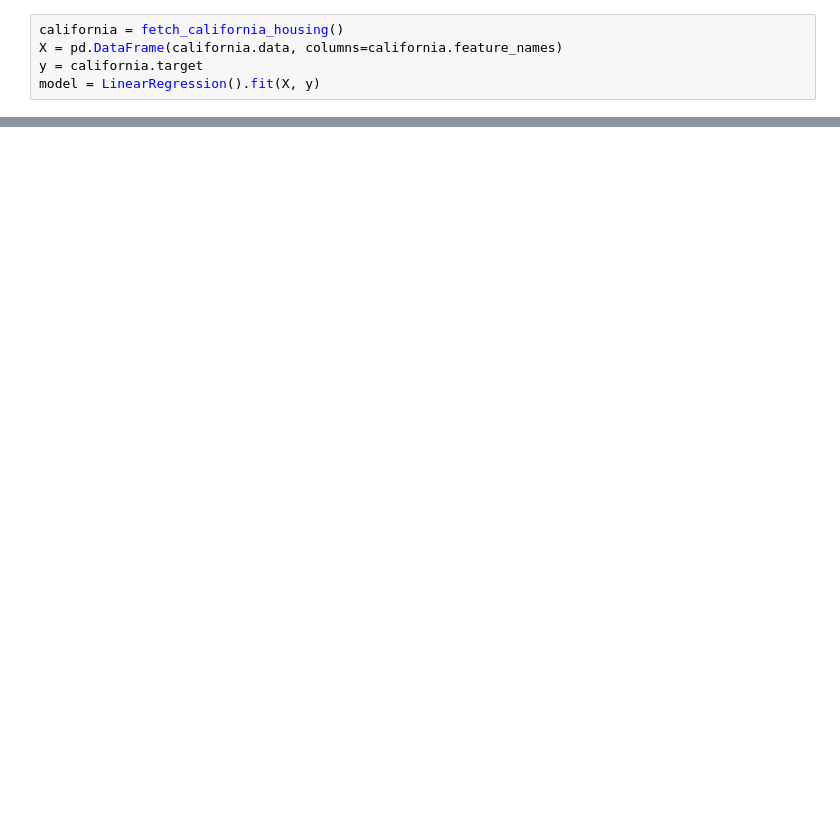
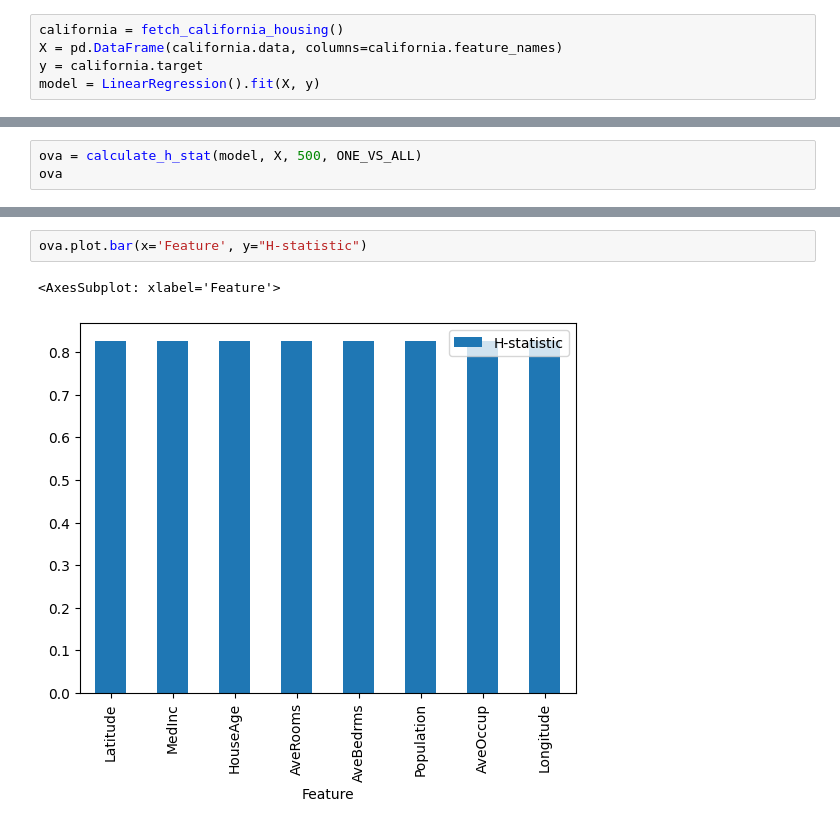
Before and after one commit to pyartemis/artemis, a Jupyter notebook: experiments/h_statistic_experiments.ipynb, the cells around one changed output, grey strips where cells are left out. Saved outputs shown, nothing was run; the diff lists cells and outputs as text; blank space fills up the shorter version.

```diff
--- a/experiments/h_statistic_experiments.ipynb
+++ b/experiments/h_statistic_experiments.ipynb
@@ -36,0 +58,3 @@ h_stat_long_vs_all
+# %%
+ova = calculate_h_stat(model, X, 500, ONE_VS_ALL)
+ova
@@ -36,0 +71,5 @@ h_stat_long_vs_all
+# %%
+ova.plot.bar(x='Feature', y="H-statistic")
+# %% [output]
+<AxesSubplot: xlabel='Feature'>
+[figure, added]
```
Also changed, not shown: parts of 10 cells of this notebook, 4 other files.
